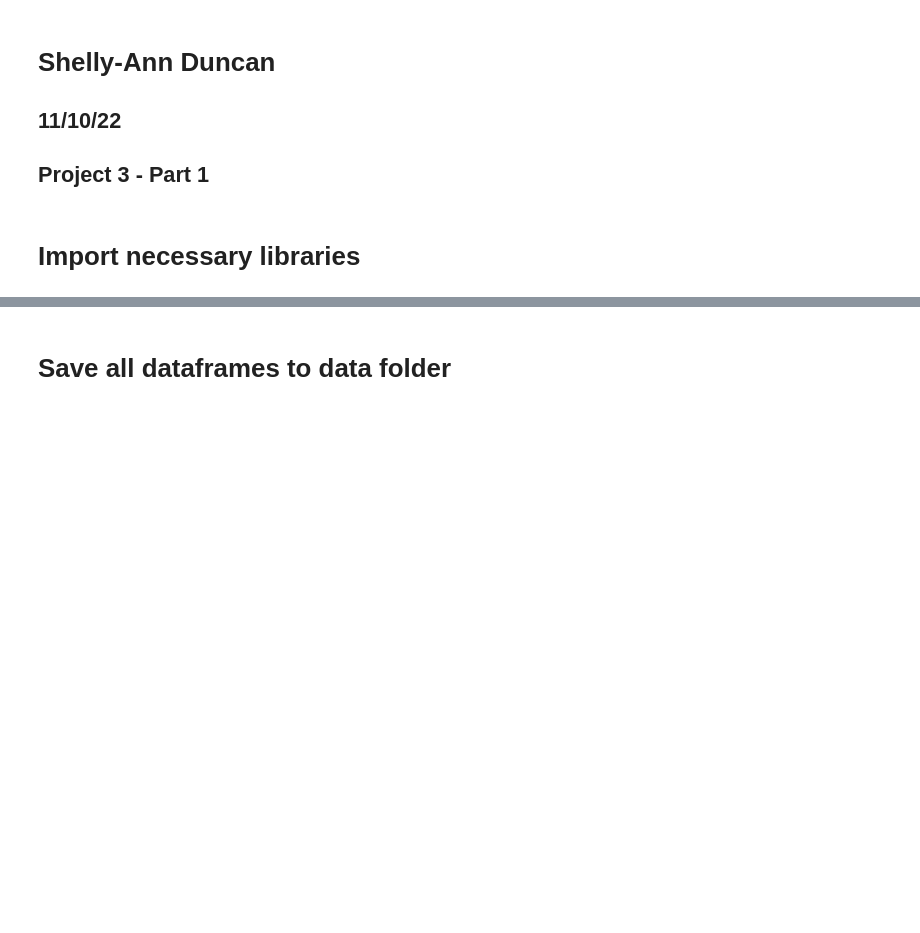
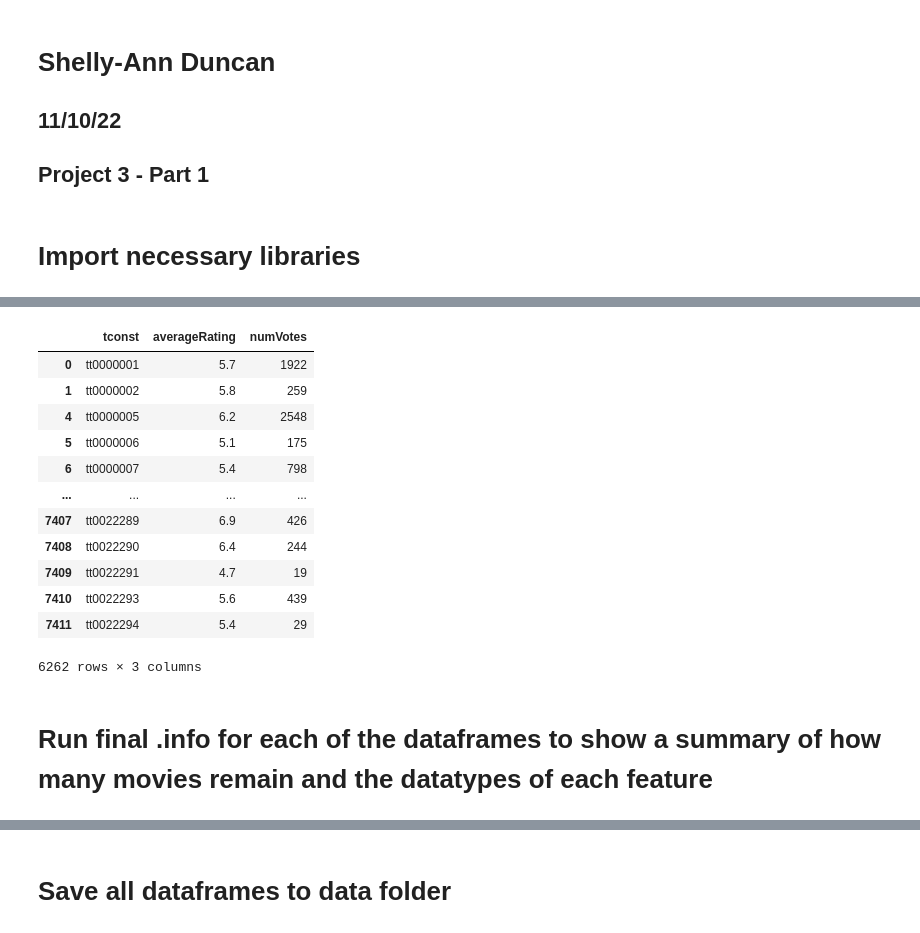
Before and after one commit to shellymduncan/Projec-3-TMDB, a Jupyter notebook: Project 3 - IMDB - Movie.ipynb, the cells around one changed output, grey strips where cells are left out. Drawn from its saved outputs; the diff is of its cells as text; code cells hidden in the pictures; blank space fills up the shorter version.

```diff
--- a/Project 3 - IMDB - Movie.ipynb
+++ b/Project 3 - IMDB - Movie.ipynb
@@ -348,0 +204,3 @@ memory usage: 195.7+ KB
+# %%
+# using akas dataset to keep only US movies
+akas = akas.loc[akas['region'] == 'US']
@@ -348,0 +219,10 @@ memory usage: 195.7+ KB
+# %%
+# replace \N with np.nan in akas dataset
+akas.replace({'\\N':np.nan}, inplace = True)
+# %%
+# replace \N with np.nan for missing data in ratings dataset
+ratings.replace({'\\N':np.nan}, inplace = True)
+# %%
+# Keep only US movies
+keepers1 = ratings['tconst'].isin(akas['titleId'])
+keepers1
@@ -348,0 +242,20 @@ memory usage: 195.7+ KB
+# %%
+# filter
+ratings = ratings[keepers1]
+ratings
+# %% [output]
+|  | tconst | averageRating | numVotes |
+| 0 | tt0000001 | 5.7 | 1922 |
+| 1 | tt0000002 | 5.8 | 259 |
+| 4 | tt0000005 | 6.2 | 2548 |
+| 5 | tt0000006 | 5.1 | 175 |
+| 6 | tt0000007 | 5.4 | 798 |
+| ... | ... | ... | ... |
+| 7407 | tt0022289 | 6.9 | 426 |
+| 7408 | tt0022290 | 6.4 | 244 |
+| 7409 | tt0022291 | 4.7 | 19 |
+| 7410 | tt0022293 | 5.6 | 439 |
+| 7411 | tt0022294 | 5.4 | 29 |
+6262 rows × 3 columns
+# %% [markdown]
+# Run final .info for each of the dataframes to show a summary of how many movies remain and the datatypes of each feature
```
Also changed, not shown: parts of 73 cells of this notebook, 3 other files.
